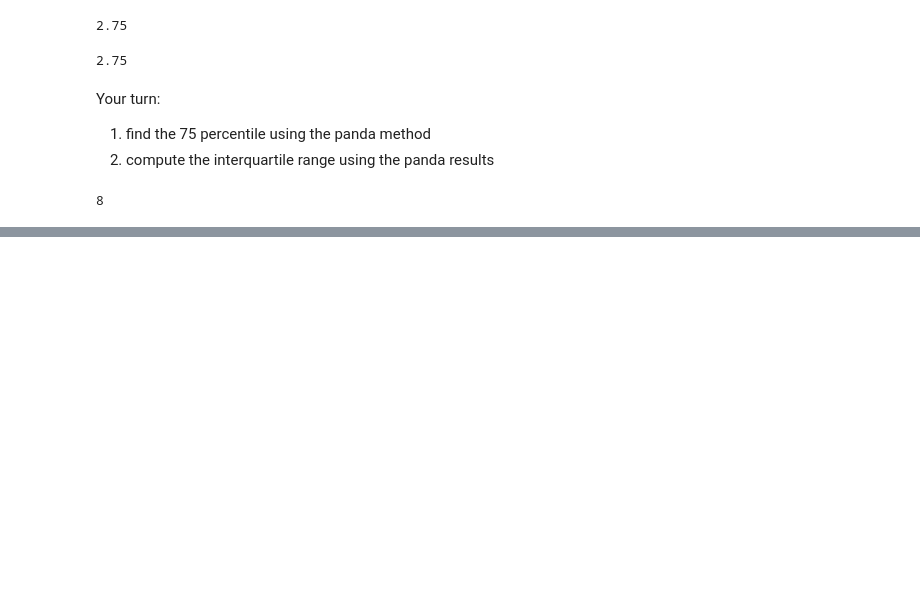
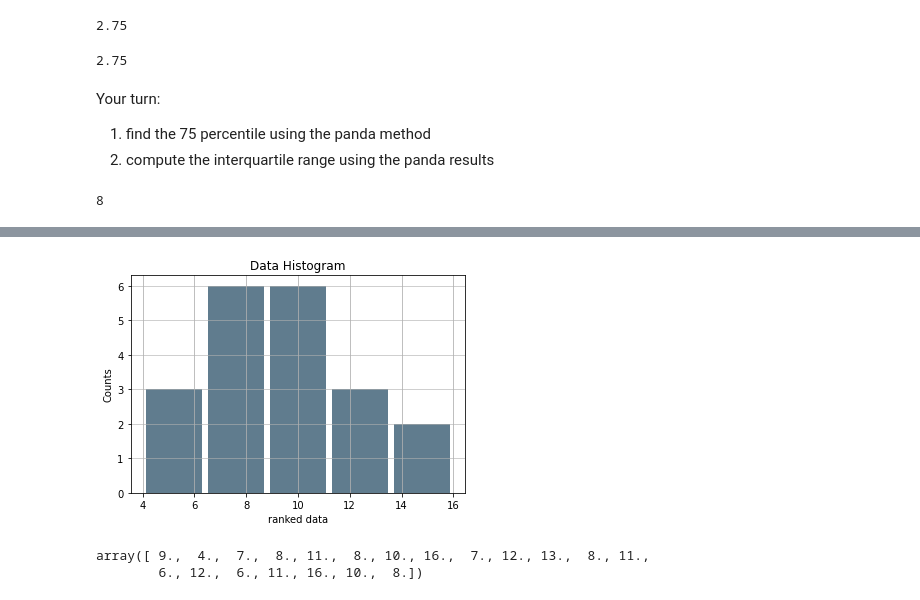
Before and after one commit to changsksu/IMSE_Data_Science, a Jupyter notebook: Descriptive_Statistics.ipynb, the cells around one changed output, grey strips where cells are left out. Drawn from its saved outputs; the diff is of its cells as text; code cells hidden in the pictures; blank space fills up the shorter version.

```diff
--- a/Descriptive_Statistics.ipynb
+++ b/Descriptive_Statistics.ipynb
@@ -119,0 +171,25 @@ len(x)
+# %%
+# switch data set into y; first convert the array in the panda dataframe format
+data=pd.Series(y)
+data.plot.hist(grid=True, bins=5, rwidth=0.9,
+                   color='#607c8e')
+plt.title('Data Histogram')
+plt.xlabel('ranked data')
+plt.ylabel('Counts')
+plt.grid(axis='y', alpha=0.75)
+# %% [output]
+[figure, added]
+# %%
+# Frequency Table
+# Data is from the above cells
+# Note that this code assumes that each increment is by 1 and the number of bin cannot be controlled
+#
+import math
+# y[0]=int(y[0]) this operation convert a float point into integer
+# use a for loop to convert to all elements in the y array
+for i in range(len(y)): y[i]=int(y[i])
+
+y
+# %% [output]
+array([ 9.,  4.,  7.,  8., 11.,  8., 10., 16.,  7., 12., 13.,  8., 11.,
+        6., 12.,  6., 11., 16., 10.,  8.])
```
Also changed, not shown: parts of 10 cells of this notebook.
